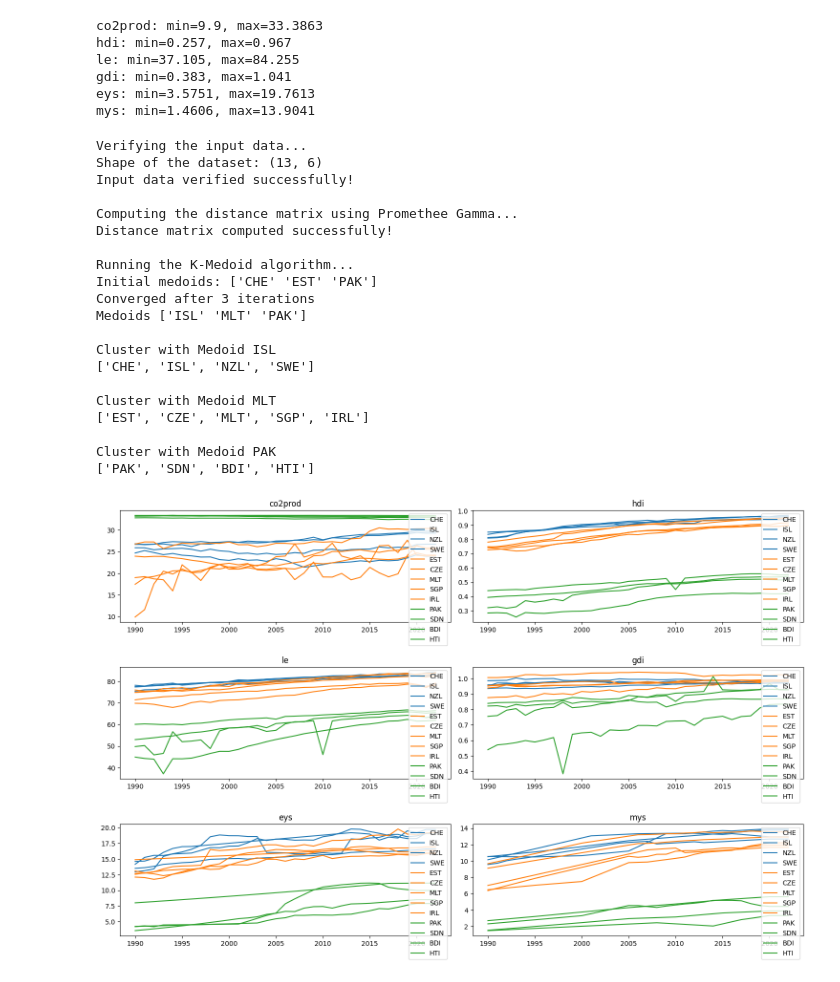
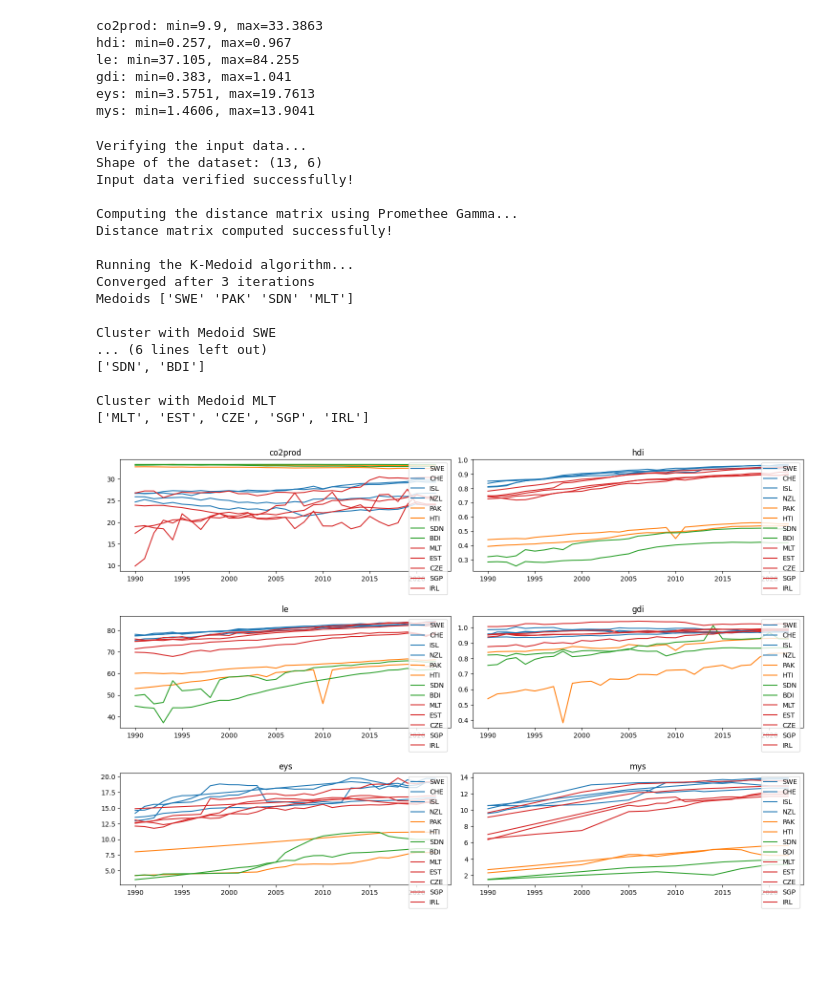
Before and after one commit to R4phou/ulb-master-thesis, a Jupyter notebook: code/src/G-KM.ipynb, the cells around one changed output. Saved outputs shown, nothing was run; the diff lists cells and outputs as text; code cells hidden in the pictures; blank space fills up the shorter version.

```diff
--- a/code/src/G-KM.ipynb
+++ b/code/src/G-KM.ipynb
@@ -74,7 +75,7 @@ def G_Kmedoid(data, W, P, Q, Weight_vector, k=3, prototype_method="random"):
 
     # Run the K-Medoid algorithm
     print("Running the K-Medoid algorithm...")
-    medoids, clusters, iter = cf.K_Medoid_Eta(alternatives, dist_matrix, k, prototype_method)
+    medoids, clusters, iter = cf.K_Medoid_Eta(alternatives, dist_matrix, k, prototype_method=prototype_method, print_results=False)
 
     print("Converged after", iter, "iterations\nMedoids", medoids ,"\n")
 
@@ -133,6 +137,19 @@ data = data.loc[all_groups]
 # data.index = ["0_" + i for i in group0] + ["1_" + i for i in group1] + ["2_" + i for i in group2]
 
 get_min_max_criteria(data, False)
+# Nb of criteria
+K = data.columns.shape[0] # Nb of criteria
+L = data.iloc[0]["co2prod"].shape[0] # Length of the time series
+
+# W = [1/K for i in range(K)] # Weights of the criteria (equal weights)
+W = [1,1,0,0,0,0] #co2prod, hdi,le, gdi, eys, mys
+
+W = [w/sum(W) for w in W]
+
+Q = [10, 0.3, 40,  0.4, 4, 2] # Indifference thresholds
+P = [28, 0.9, 80, 1, 18, 12] # Preference thresholds
+
+Weight_vector = [1/L for _ in range(L)] # Equal weights times
 # %% [output]
 co2prod: min=9.9, max=33.3863
 hdi: min=0.257, max=0.967
@@ -140,45 +157,30 @@ le: min=37.105, max=84.255
 gdi: min=0.383, max=1.041
 eys: min=3.5751, max=19.7613
 mys: min=1.4606, max=13.9041
-# %%
-# Nb of criteria
-K = data.columns.shape[0] # Nb of criteria
-L = data.iloc[0]["co2prod"].shape[0] # Length of the time series
-
-W = [1/K for i in range(K)] # Weights of the criteria (equal weights)
-Q = [10, 0.3, 40,  0.4, 4, 2] # Indifference thresholds
-P = [28, 0.9, 80, 1, 18, 12] # Preference thresholds
-
-Weight_vector = [1/L for _ in range(L)] # Equal weights times
-
-medoids, clusters = G_Kmedoid(data, W, P, Q, Weight_vector, k=3, prototype_method="random")
-# %% [output]
-Verifying the input data...
-Shape of the dataset: (13, 6)
-Input data verified successfully!
-
-Computing the distance matrix using Promethee Gamma...
-Distance matrix computed successfully!
-
-Running the K-Medoid algorithm...
-Initial medoids: ['CHE' 'EST' 'PAK']
-Converged after 3 iterations
-Medoids ['ISL' 'MLT' 'PAK']
-
-Cluster with Medoid ISL
-['CHE', 'ISL', 'NZL', 'SWE']
-
-Cluster with Medoid MLT
-['EST', 'CZE', 'MLT', 'SGP', 'IRL']
-
-Cluster with Medoid PAK
-['PAK', 'SDN', 'BDI', 'HTI']
 # %%
+medoids, clusters = G_Kmedoid(data, W, P, Q, Weight_vector, k=4, prototype_method="random")
 groups = []
 for i, cluster in enumerate(clusters):
     groups.append(clusters[cluster])
 
 # Plot the clusters
 plot_cluster(groups, data, True)
 # %% [output]
+Verifying the input data...
+Shape of the dataset: (13, 6)
+Input data verified successfully!
+
+Computing the distance matrix using Promethee Gamma...
+Distance matrix computed successfully!
+
+Running the K-Medoid algorithm...
+Converged after 3 iterations
+Medoids ['SWE' 'PAK' 'SDN' 'MLT']
+
+Cluster with Medoid SWE
+... (6 lines left out)
+['SDN', 'BDI']
+
+Cluster with Medoid MLT
+['MLT', 'EST', 'CZE', 'SGP', 'IRL']
-[figure, old version]
+[figure, new version]
```
Also changed, not shown: parts of 3 cells of this notebook, 3 other files.
